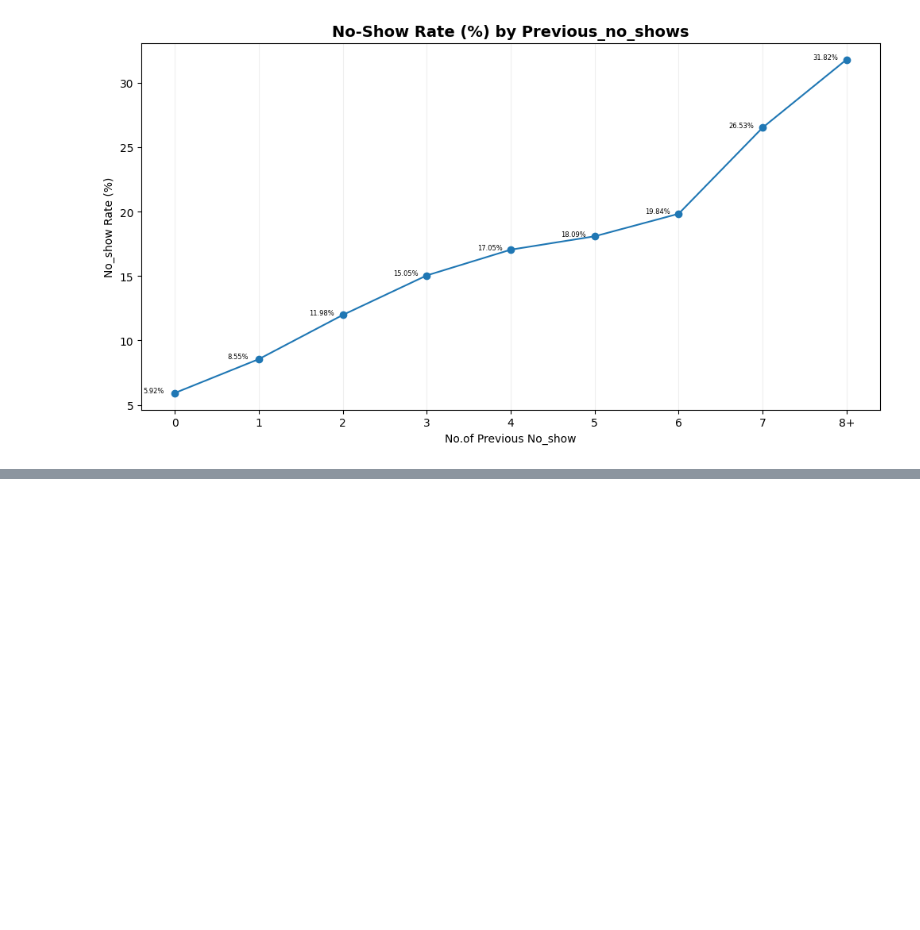
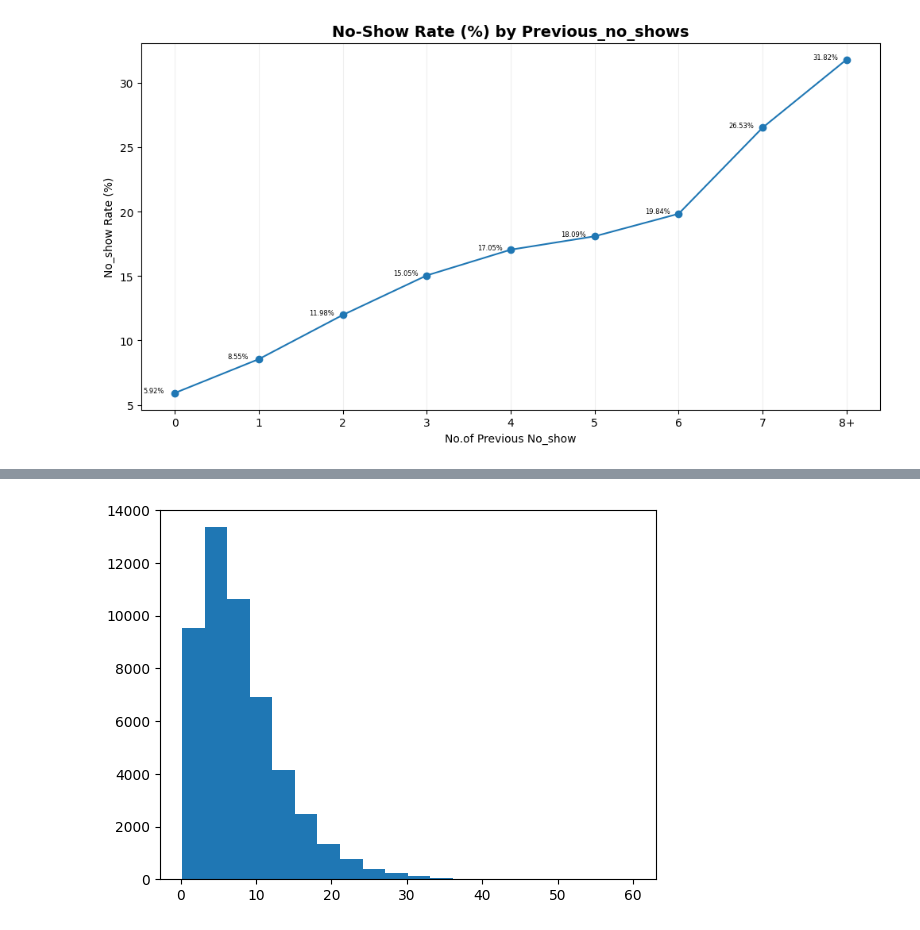
Before and after one commit to akashcstech/Health_Care_No_Show_Data_Analysis, a Jupyter notebook: Data_clean.ipynb, the cells around one changed output, grey strips where cells are left out. Drawn from its saved outputs; the diff is of its cells as text; code cells hidden in the pictures; blank space fills up the shorter version.

```diff
--- a/Data_clean.ipynb
+++ b/Data_clean.ipynb
@@ -299,6 +299,9 @@ patient_columns = ['age', 'gender', 'city', 'neighborhood',
        'no_show']
 # %%
 pdf = pdf[patient_columns]
+pdf2 = df[['day_of_week','month','sms_received', 'reminder_calls','previous_appointments','previous_no_shows','no_show_rate']]
+cdf = df[['distance_km','transportation_type','insurance_type', 'clinic_type','weather_condition','temperature_celsius','rainy_day']]
+mdf = df[['has_chronic_disease','hypertension','diabetes','alcoholism','disability','appointment_type','doctor_specialty',]]
 # %%
 pdf.head(10)
 # %% [output]
@@ -1576,0 +1592,6 @@ plt.show()
+# %%
+# distance_km_vs_no_show
+plt.hist(cdf['distance_km'], bins=20)
+plt.show()
+# %% [output]
+[figure, added]
```
Also changed, not shown: parts of 5 cells of this notebook, 1 other file.
